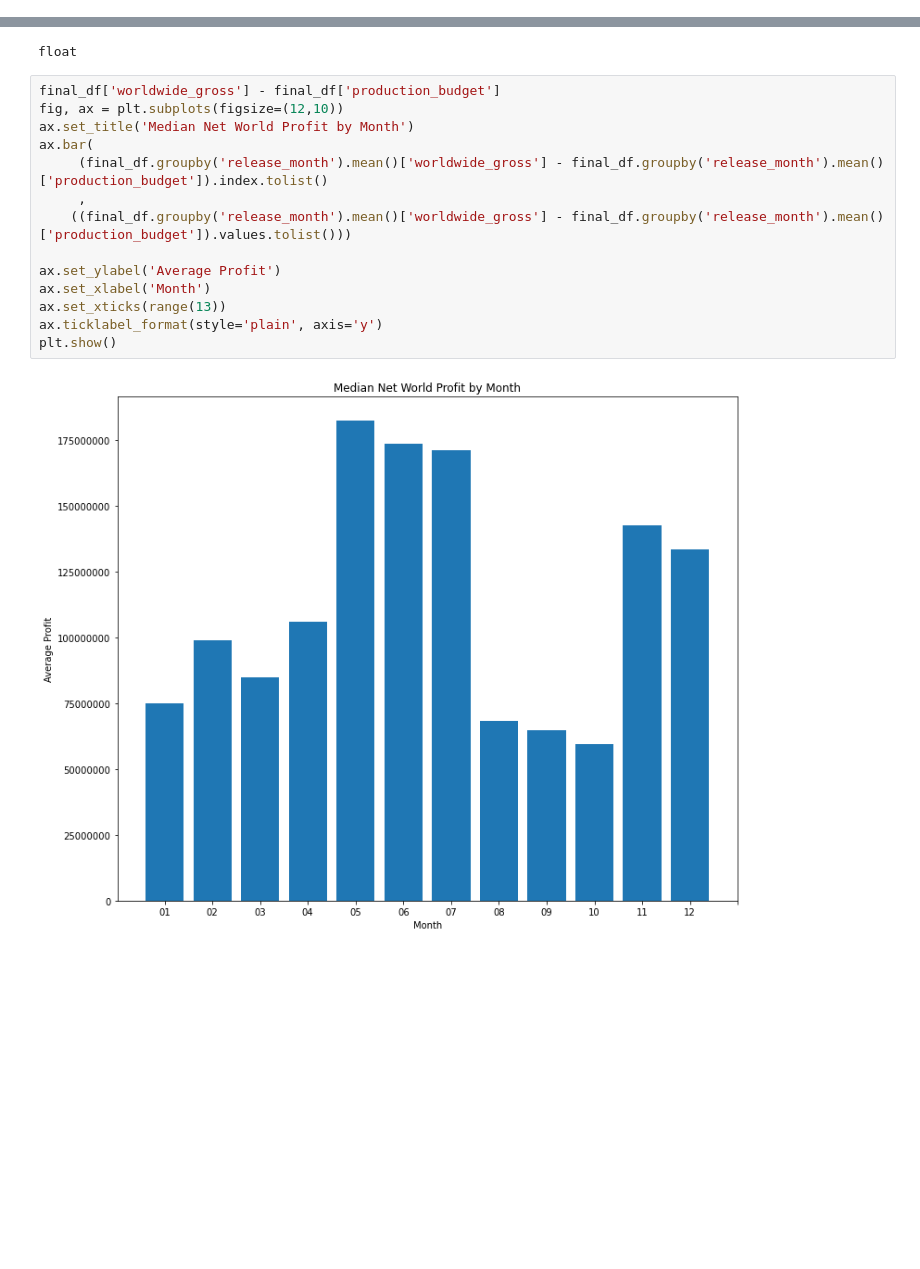
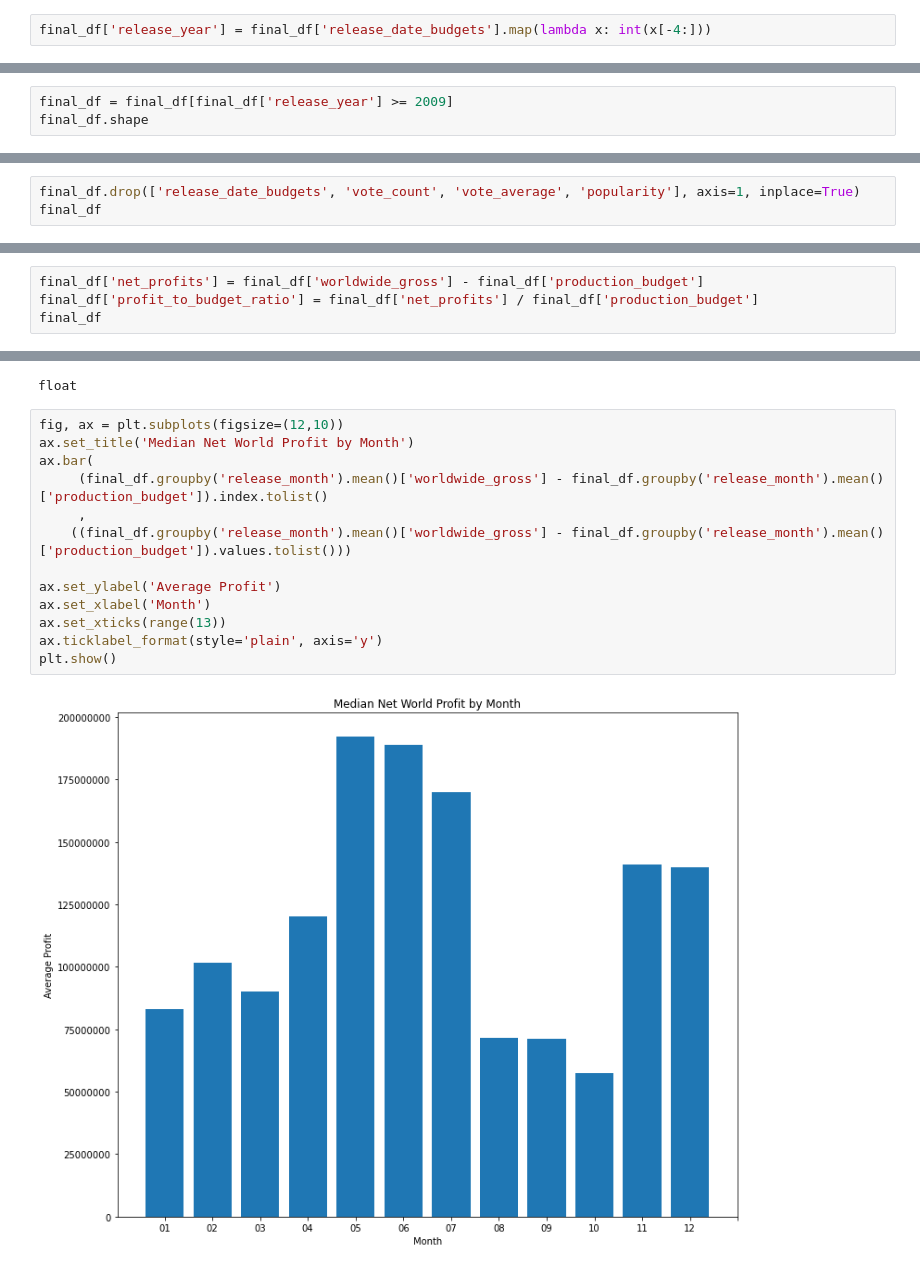
Before and after one commit to pschulk/Microsoft_Studio_Analysis_Phase_1, a Jupyter notebook: djtestnotebook2.ipynb, the cells around one changed output, grey strips where cells are left out. Drawn from its saved outputs; the diff is of its cells as text; blank space fills up the shorter version.

```diff
--- a/djtestnotebook2.ipynb
+++ b/djtestnotebook2.ipynb
@@ -292,5 +276,7 @@ final_df
 # %%
 final_df.drop('genres', axis=1, inplace=True)
+# %%
+final_df['release_year'] = final_df['release_date_budgets'].map(lambda x: int(x[-4:]))
 # %%
 final_df.info()
 # %% [output]
@@ -313 +299,4 @@ dtypes: float64(5), int64(4), object(8)
 memory usage: 188.6+ KB
+# %%
+final_df = final_df[final_df['release_year'] >= 2009]
+final_df.shape
@@ -313,0 +305,3 @@ memory usage: 188.6+ KB
+# %%
+final_df.drop(['release_date_budgets', 'vote_count', 'vote_average', 'popularity'], axis=1, inplace=True)
+final_df
@@ -313,0 +326,4 @@ memory usage: 188.6+ KB
+# %%
+final_df['net_profits'] = final_df['worldwide_gross'] - final_df['production_budget']
+final_df['profit_to_budget_ratio'] = final_df['net_profits'] / final_df['production_budget']
+final_df
@@ -316,21 +356,20 @@ type(((final_df.groupby('release_month').mean()['worldwide_gross'] - final_df.gr
 # %% [output]
 float
 # %%
-final_df['worldwide_gross'] - final_df['production_budget']
 fig, ax = plt.subplots(figsize=(12,10))
 ax.set_title('Median Net World Profit by Month')
 ax.bar(
      (final_df.groupby('release_month').mean()['worldwide_gross'] - final_df.groupby('release_month').mean()['production_budget']).index.tolist()
      ,
     ((final_df.groupby('release_month').mean()['worldwide_gross'] - final_df.groupby('release_month').mean()['production_budget']).values.tolist()))
 
 ax.set_ylabel('Average Profit')
 ax.set_xlabel('Month')
 ax.set_xticks(range(13))
 ax.ticklabel_format(style='plain', axis='y')
 plt.show()
 # %% [output]
-[figure, old version]
+[figure, new version]
 # %%
 ((final_df.groupby('release_month').mean()['worldwide_gross']/final_df.groupby('release_month').mean()['production_budget']).values.tolist())
 # %% [output]
```
Also changed, not shown: parts of 28 cells of this notebook.
